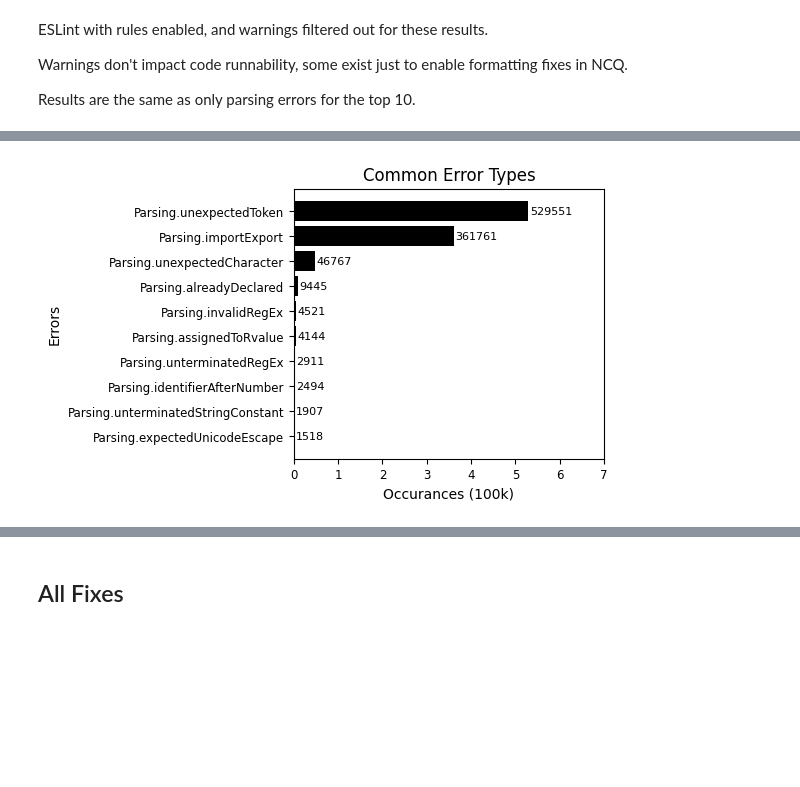
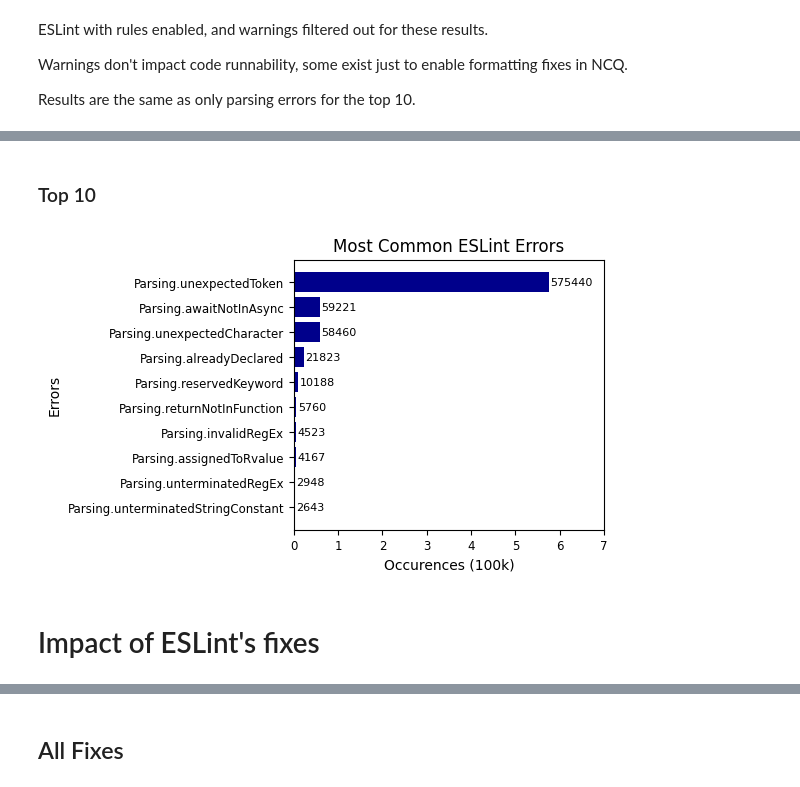
Before and after one commit to Brittany-Reid/node_code_correction, a Jupyter notebook: analysis/analysis.ipynb, the cells around one changed output, grey strips where cells are left out. Cells and saved outputs as stored; diff of their text form; code cells hidden in the pictures; blank space fills up the shorter version.

```diff
--- a/analysis/analysis.ipynb
+++ b/analysis/analysis.ipynb
@@ -81,6 +84,10 @@ class Log:
         rows = []
         self.snippets = None
         self.noErrors = None
+        self.totalErrors = None
+        self.fixed = None
+        self.empty = None
+        self.loc = None
 
         if isinstance(filename, str):
             file = open(filename, encoding="utf8")
@@ -118,8 +125,16 @@ class Log:
                 # columns += [float(p.strip()) for p in parts[-to:]]
                 rows.append(columns)
                 continue
-            if line.startswith("Snippets without errors"):
+            if line.startswith("Snippets without errors:"):
                 self.noErrors = int(line.split(":")[1].split("/")[0])
+            if(line.startswith("Total errors:")):
+                self.totalErrors = int(line.split(":")[1])
+            if(line.startswith("Fixed:")):
+                self.fixed = int(line.split(":")[1].split("/")[0])
+            if(line.startswith("Code lines:")):
+                self.loc = int(line.split(":")[1])
+            if(line.startswith("Snippets no lines:")):
+                self.empty = int(line.split(":")[1].split("/")[0])
             if line.startswith("TOTAL SNIPPETS:"):
                 self.snippets = int(line.split(":")[1].strip())
 
@@ -145,17 +160,19 @@ class Log:
 DATA_DIR = "../data";
 ESLINT_DIR = DATA_DIR + "/eslintErrors.log"
 SAMPLE_DIR = DATA_DIR + "/384-sample.log"
-ERRORS_DIR = DATA_DIR + "/finalErrors.log"
+ERRORS_DIR = DATA_DIR + "/allErrors.log"
 DELETION_DIR = DATA_DIR + "/afterDeletion.log"
+
+#eslint logs for comparison
+#eslint_heading = "ERROR, SEVERITY, FATAL, NUM OCCURANCES, NUM AFFECTED SNIPPETS, PERCENT" # for old file format
+eslint_p_errors = Log(Log.getLines(ESLINT_DIR, "PARSING ERROR ANALYSIS", "RULE ANALYSIS"))
+eslint_errors = Log(Log.getLines(ESLINT_DIR, "RULE ANALYSIS", "ESLINT FIX ANALYSIS"))
+eslint_justfixes = Log(Log.getLines(ESLINT_DIR, "ESLINT FIX ANALYSIS", "DELETION ANALYSIS"))
+eslint_justdeletion = Log(Log.getLines(ESLINT_DIR, "DELETION ANALYSIS", "ALL FIXES"))
+eslint_allfixes = Log(Log.getLines(ESLINT_DIR, "ALL FIXES", None))
 
 errors = Log(ERRORS_DIR)
 deletion = Log(DELETION_DIR)
-
-eslint_heading = "ERROR, SEVERITY, FATAL, NUM OCCURANCES, NUM AFFECTED SNIPPETS, PERCENT"
-
-eslint_p_errors = Log(Log.getLines(ESLINT_DIR, "PARSING ERROR ANALYSIS", "RULE ANALYSIS"), eslint_heading)
-eslint_errors = Log(Log.getLines(ESLINT_DIR, "RULE ANALYSIS", "ESLINT FIX ANALYSIS"), eslint_heading)
-eslint_allfixes = Log(Log.getLines(ESLINT_DIR, "ALL FIXES", None), eslint_heading)
 # %% [markdown]
 # Eslint
 # %% [markdown]
@@ -194,0 +246,9 @@ Snippets with Errors: 1843413/2161911(0.852677561657256)
+# %%
+errors_df = eslint_errors.errors
+errors_df = errors_df[errors_df["CATEGORY"] == 2]
+overview(eslint_errors, eslint_p_errors)
+
+#eslint errors account for x% of errors
+print("Parsing Error Percent: " + str(eslint_errors.totalErrors - eslint_p_errors.totalErrors) + "/" + str(eslint_errors.totalErrors)
+ + " (" + str((eslint_errors.totalErrors - eslint_p_errors.totalErrors)/eslint_errors.totalErrors) + ")"
+)
@@ -195,5 +273,11 @@ Snippets with Errors: 1843413/2161911(0.852677561657256)
+# %% [markdown]
+### Top 10
 # %%
 top10Errors(errors_df, "NUM OCCURANCES", saveas="eslint-commonErrorTypes", xlim=700000,
-    format = lambda x, p: format(int(x/100000), ','), label="Occurances (100k)")
+    format = lambda x, p: format(int(x/100000), ','), label="Occurences (100k)",
+    title="Most Common ESLint Errors",
+    color = "ncq")
 # %% [output]
-[figure, old version]
+[figure, new version]
+# %% [markdown]
+# Impact of ESLint's fixes
```
Also changed, not shown: parts of 19 cells of this notebook, 24 other files.
